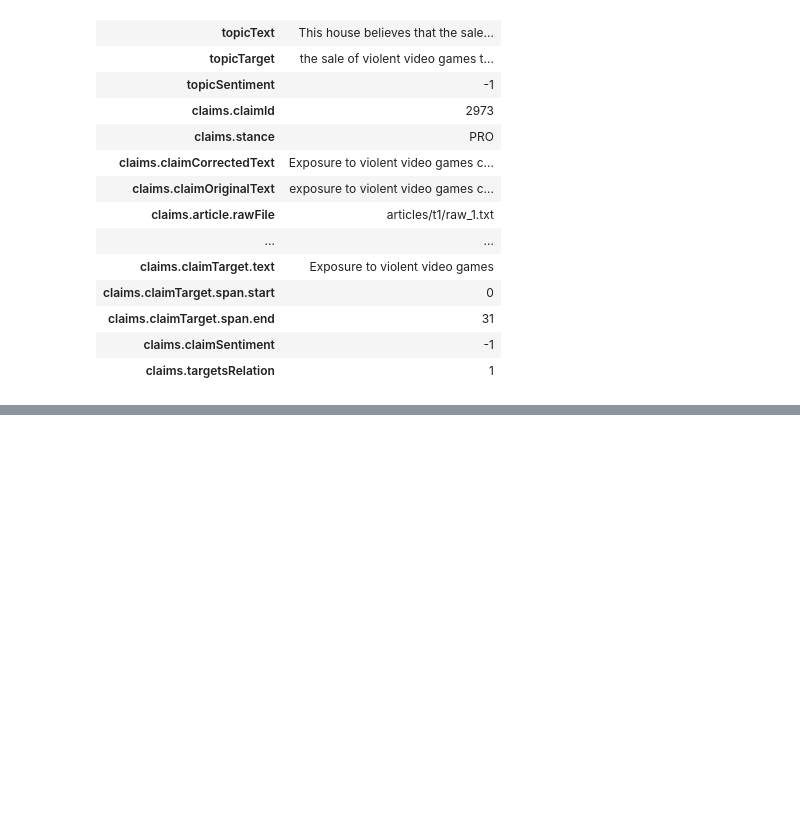
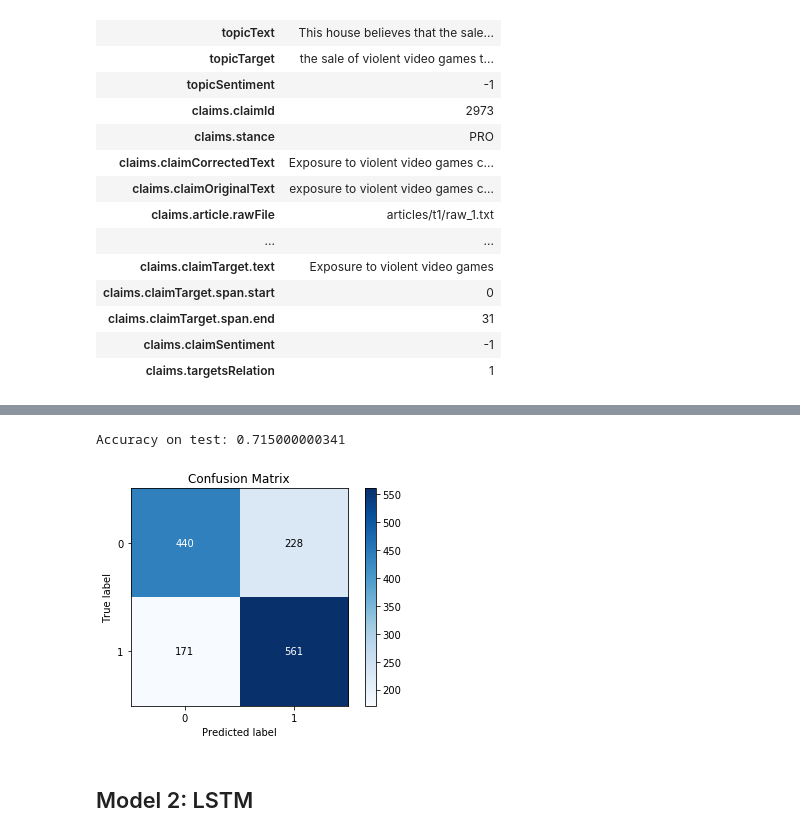
Before and after one commit to julia-zhou/Argmining, a Jupyter notebook: 1_claim_detection.ipynb, the cells around one changed output, grey strips where cells are left out. Drawn from its saved outputs; the diff is of its cells as text; code cells hidden in the pictures; blank space fills up the shorter version.

```diff
--- a/1_claim_detection.ipynb
+++ b/1_claim_detection.ipynb
@@ -446,0 +291,3 @@ textrank(b1)
+# %%
+train_X, train_y = prepare_data(train)
+test_X, test_y = prepare_data(test)
@@ -446,0 +308,6 @@ textrank(b1)
+# %%
+def model_evaluation(model, test_X, test):
+    res = model.predict(test_X)
+    pred = res.argmax(1)
+    y = list(test['label'])
+    skplt.metrics.plot_confusion_matrix(y, pred)
@@ -446,0 +347,4 @@ textrank(b1)
+# %%
+name = 'nn_default.h5'
+m = wrapper(name)
+# model = load_model('my_model.h5')
@@ -446,0 +353,14 @@ textrank(b1)
+# %%
+model_list = []
+acc_list = []
+for n_hidden in range(1,4):
+    for i in [256,512, 1024]:
+        for f in ['identity', 'tanh', 'relu', 'sigmoid']:
+            print('Number of hidden layers:', n_hidden)
+            print('Layer width:', i)
+            print('Activation function:', f)
+
+            m, s = wrapper(n_hidden = n_hidden, layer_width = i, activ_func = f)
+            model_list.append(m)
+            acc_list.append(s)
+            print('-'*28)
@@ -446,0 +385,8 @@ textrank(b1)
+# %%
+best_model = model_list[acc_list.index(max(acc_list))]
+score = best_model.evaluate(test_X, test_y, verbose= 0)
+print('Accuracy on test:', score[1])
+model_evaluation(best_model, test_X, test)
+# %% [output]
+Accuracy on test: 0.715000000341
+[figure, added]
@@ -446,0 +395,2 @@ textrank(b1)
+# %% [markdown]
+## Model 2: LSTM
```
Also changed, not shown: parts of 94 cells of this notebook.
